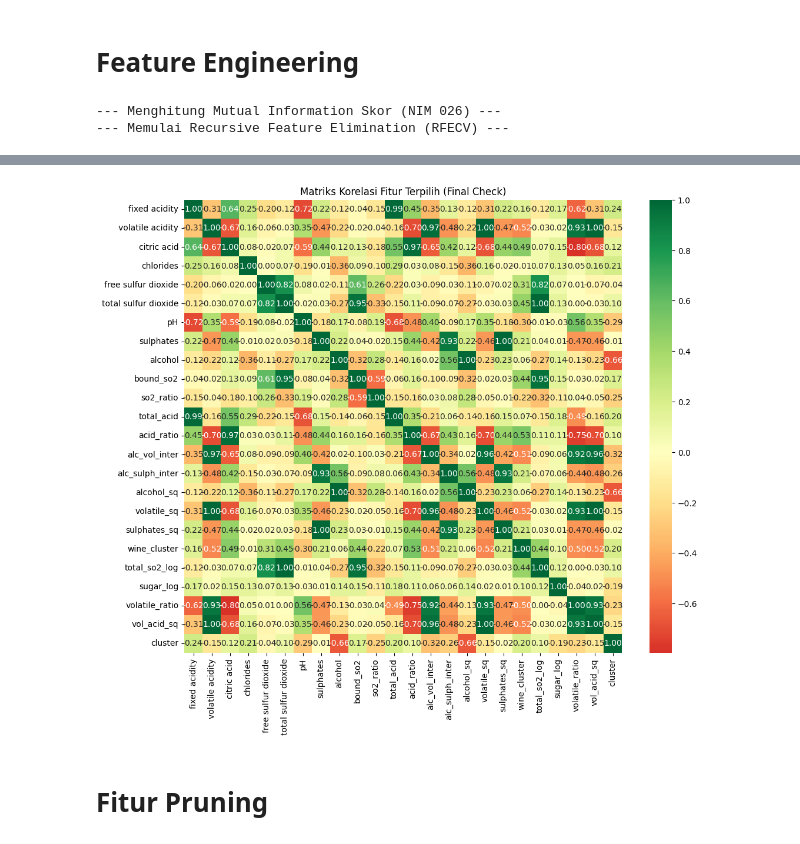
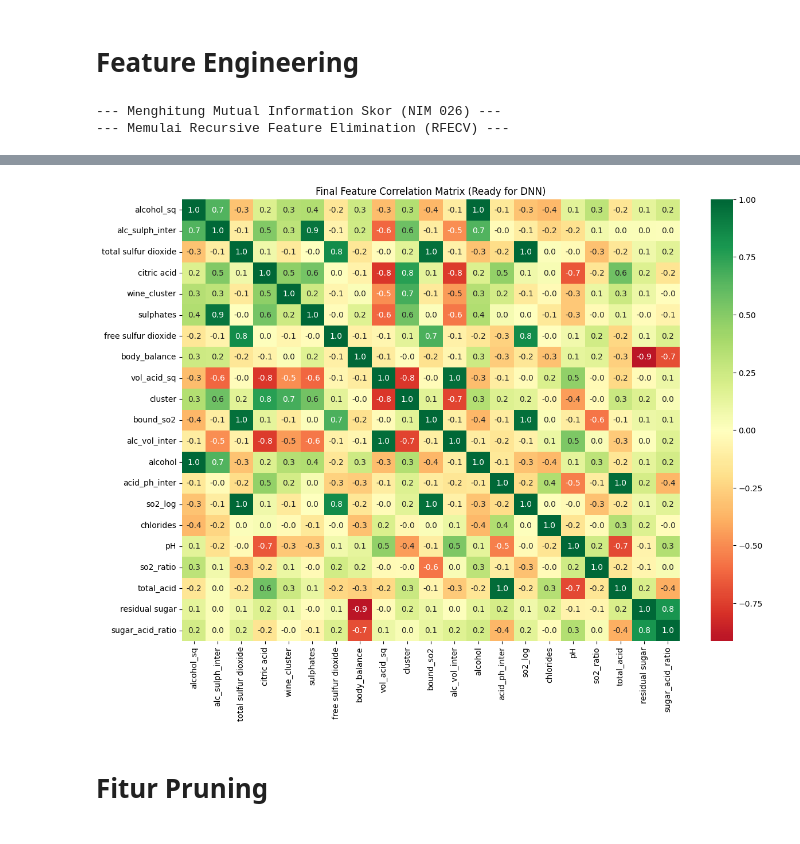
Before and after one commit to PashaAkrilian/Wine-Quality-Prediction, a Jupyter notebook: uts-data-mining.ipynb, the cells around one changed output, grey strips where cells are left out. Drawn from its saved outputs; the diff is of its cells as text; code cells hidden in the pictures.

```diff
--- a/uts-data-mining.ipynb
+++ b/uts-data-mining.ipynb
@@ -216,8 +239,7 @@ import seaborn as sns
 import numpy as np
 import pandas as pd
 
-# 3.1 Analisis Mutual Information (MI) - Deteksi Sinyal Non-Linear
-# MI sangat penting untuk DNN karena bisa mendeteksi hubungan yang tidak tertangkap korelasi linear
+# 3.1 Analisis Mutual Information (MI)
 print("--- Menghitung Mutual Information Skor (NIM 026) ---")
 mi_scores = mutual_info_classif(X_train_final, y_train_final, random_state=42)
 mi_df = pd.DataFrame({
@@ -225,74 +247,73 @@ mi_df = pd.DataFrame({
     'MI_Score': mi_scores
 }).sort_values(by='MI_Score', ascending=False)
 
-# 3.2 Recursive Feature Elimination (RFECV) - Stabilitas Tinggi
-# UPGRADE: Menggunakan RepeatedStratifiedKFold agar pemilihan fitur tidak 'kebetulan'
+# 3.2 Recursive Feature Elimination (RFECV)
 print("--- Memulai Recursive Feature Elimination (RFECV) ---")
 cv_strategy = RepeatedStratifiedKFold(n_splits=5, n_repeats=2, random_state=42)
 
 selector = RFECV(
-    estimator=ExtraTreesClassifier(n_estimators=300, random_state=42, n_jobs=-1),
+    estimator=ExtraTreesClassifier(n_estimators=300, max_depth=12, random_state=42, n_jobs=-1),
     step=1,
     cv=cv_strategy,
-    scoring='f1_macro', # Menjamin sensitivitas pada kelas minoritas (3 & 8)
+    scoring='f1_macro',
     n_jobs=-1
 )
 selector.fit(X_train_final, y_train_final)
 
-# 3.3 Visualisasi Diagnostik Seleksi Fitur
+# 3.3 IMPLEMENTASI: Elite Signal Protection (Sinkronisasi Nama)
+# Perbaikan: 'total_so2_log' diubah menjadi 'so2_log' agar sesuai dengan Tahap 2
+potential_elite = [
+    'alc_sulph_inter', 'body_balance', 'so2_log',
+    'alcohol_sq', 'sugar_acid_ratio', 'cluster'
+]
+
+# Safeguard: Hanya masukkan fitur yang benar-benar ada di kolom X_train_final
+elite_signals = [f for f in potential_elite if f in X_train_final.columns]
+
+rfecv_selected = X_train_final.columns[selector.support_].tolist()
+# Gabungkan hasil RFECV dengan Elite Signals (mencegah VIF Paradox)
+final_selected_features = list(set(rfecv_selected) | set(elite_signals))
+
+# 3.4 Visualisasi Diagnostik Seleksi Fitur
 plt.figure(figsize=(20, 8))
 
-# Plot 1: MI Score - Mana Fitur yang Paling Berharga?
+# Plot 1: MI Score
 plt.subplot(1, 2, 1)
-colors = ['#e74c3c' if x < 0.02 else '#2ecc71' for x in mi_df['MI_Score']]
+colors = ['#27ae60' if f in final_selected_features else '#c0392b' for f in mi_df['Feature']]
 sns.barplot(x='MI_Score', y='Feature', data=mi_df, palette=colors, hue='Feature', legend=False)
-plt.title('Mutual Information: Sinyal vs Noise (Threshold: 0.02)', fontsize=14)
-plt.axvline(x=0.02, color='black', linestyle='--')
+plt.title('Mutual Information Score (Green = Selected)', fontsize=14)
+plt.axvline(x=0.01, color='black', linestyle='--', alpha=0.5)
 plt.grid(axis='x', alpha=0.3)
 
-# Plot 2: Optimasi Jumlah Fitur vs Skor F1-Macro
+# Plot 2: Kurva Optimasi RFECV
 plt.subplot(1, 2, 2)
 mean_scores = selector.cv_results_['mean_test_score']
 plt.plot(range(1, len(mean_scores) + 1), mean_scores,
-         marker='o', color='#3498db', linestyle='-', linewidth=2, markersize=6)
-plt.axvline(x=selector.n_features_, color='red', linestyle=':',
-            label=f'Optimal: {selector.n_features_} Fitur')
+         marker='o', color='#2980b9', linestyle='-', linewidth=2, markersize=5)
+plt.axvline(x=len(rfecv_selected), color='orange', linestyle=':', label=f'RFECV: {len(rfecv_selected)}')
+plt.axvline(x=len(final_selected_features), color='red', linestyle='--', label=f'Final: {len(final_selected_features)}')
 plt.xlabel("Jumlah Fitur")
-plt.ylabel("Skor F1-Macro (Repeated CV)")
-plt.title('Pencarian Jumlah Fitur Paling Optimal', fontsize=14)
-plt.grid(True, alpha=0.3)
+plt.ylabel("Skor F1-Macro")
+plt.title('RFECV Optimization Curve', fontsize=14)
 plt.legend()
 
 plt.tight_layout()
 plt.show()
 
-# 3.4 Eksekusi Pruning Otomatis
-selected_features = X_train_final.columns[selector.support_].tolist()
-dropped_features = [f for f in X_train_final.columns if f not in selected_features]
+# 3.5 Sinkronisasi Data Akhir
+X_train_pruned = X_train_final[final_selected_features]
+X_val_pruned = X_val_prepared[final_selected_features]
+X_test_pruned = X_test_prepared[final_selected_features]
 
-# Mengaplikasikan filter fitur pada semua dataset
-X_train_pruned = X_train_final[selected_features]
-X_val_pruned = X_val_prepared[selected_features]
-X_test_pruned = X_test_prepared[selected_features]
+print(f"\n--- HASIL EKSEKUSI SELEKSI FITUR (NIM 026) ---")
+print(f"Fitur Elite yang Diamankan : {elite_signals}")
+print(f"Total Fitur Final          : {len(final_selected_features)}")
+print(f"Daftar Fitur Final         : {final_selected_features}")
 
-print(f"\n--- HASIL EKSEKUSI PRUNING (NIM 026) ---")
-print(f"Fitur Noise yang Dibuang : {dropped_features}")
-print(f"Fitur Signal yang Terpilih: {selected_features}")
-print(f"Jumlah Fitur Akhir        : {len(selected_features)}")
-
-# 3.5 Audit Fitur Baru: Apakah Inovasi Kita Berguna?
-# Cek apakah fitur cluster dan log-transform yang baru dibuat bertahan dari pruning
-innovation_feats = ['cluster', 'total_so2_log', 'sugar_log', 'alcohol_sq', 'alc_sulph_inter']
-audit_status = {f: ("Lolos ✅" if f in selected_features else "Gagal ❌") for f in innovation_feats}
-
-print("\n--- Audit Inovasi Fitur (NIM 026) ---")
-for feat, status in audit_status.items():
-    print(f"{feat:15}: {status}")
-
-# 3.6 Correlation Check Final (Mencegah Over-Redundancy)
-plt.figure(figsize=(12, 10))
-sns.heatmap(X_train_pruned.corr(), annot=True, fmt='.2f', cmap='RdYlGn', center=0)
-plt.title('Matriks Korelasi Fitur Terpilih (Final Check)')
+# 3.6 Correlation Check
+plt.figure(figsize=(14, 10))
+sns.heatmap(X_train_pruned.corr(), annot=True, fmt='.1f', cmap='RdYlGn', center=0)
+plt.title('Final Feature Correlation Matrix (Ready for DNN)')
 plt.show()
 # %% [output]
 --- Menghitung Mutual Information Skor (NIM 026) ---
@@ -312,4 +326,4 @@ alc_sulph_inter: Lolos ✅
-[figure, old version]
+[figure, new version]
 # %% [markdown]
 # Fitur Pruning
 # %%
```
Also changed, not shown: parts of 9 cells of this notebook.
